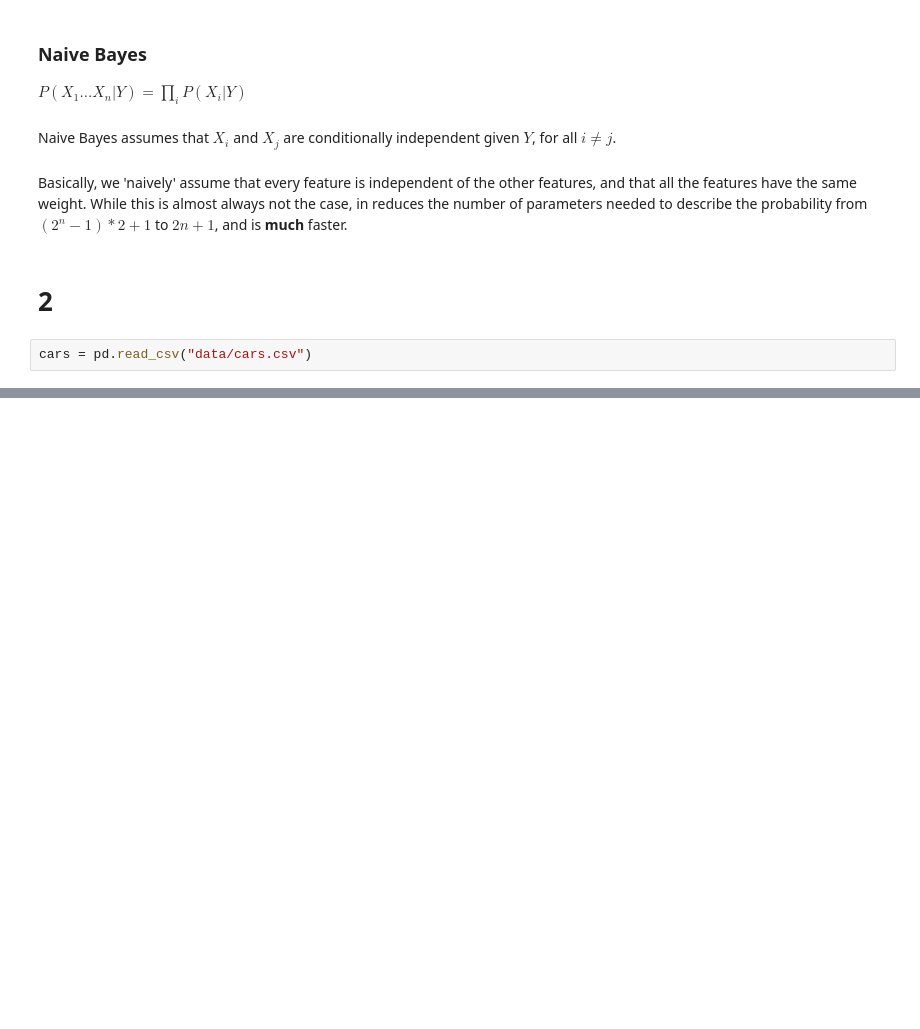
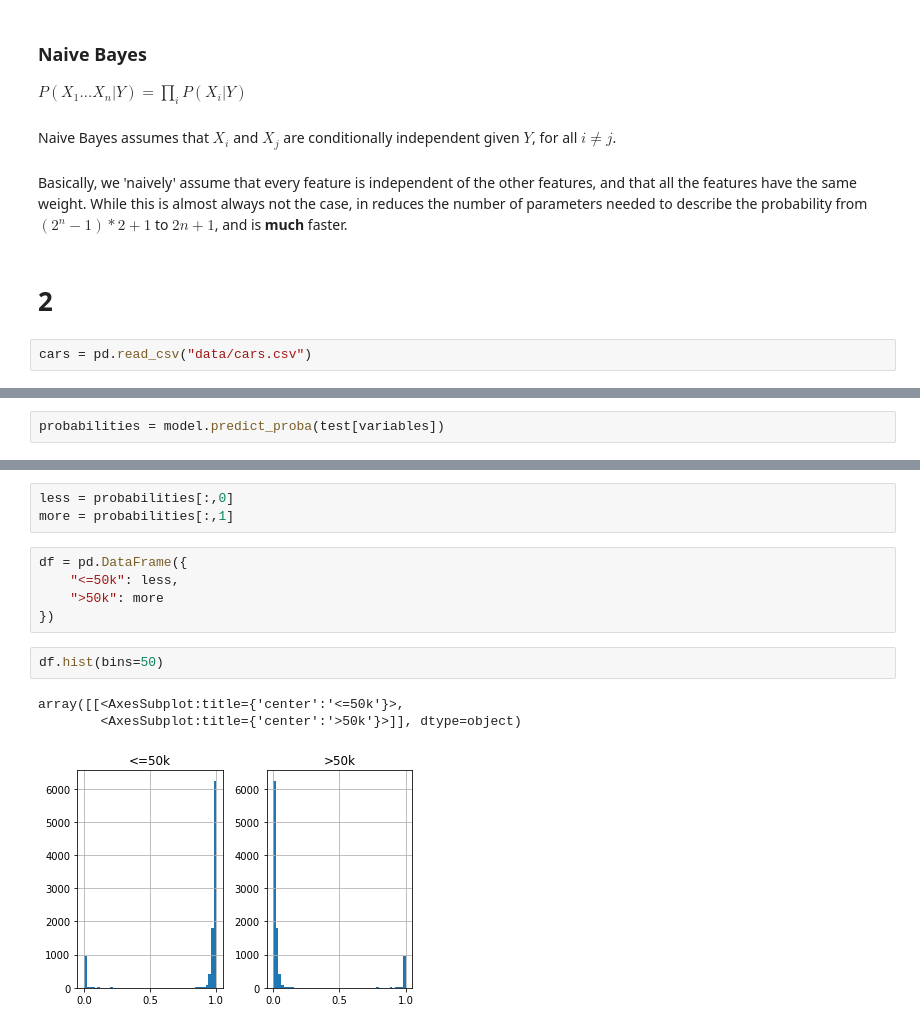
Before and after one commit to Trenonian/ML-HW-4, a Jupyter notebook: HW4 Michael Anderson.ipynb, the cells around one changed output, grey strips where cells are left out. Saved outputs shown, nothing was run; the diff lists cells and outputs as text; blank space fills up the shorter version.

```diff
--- a/HW4 Michael Anderson.ipynb
+++ b/HW4 Michael Anderson.ipynb
@@ -104,0 +300,2 @@ le = preprocessing.LabelEncoder()
+# %%
+probabilities = model.predict_proba(test[variables])
@@ -104,0 +312,14 @@ le = preprocessing.LabelEncoder()
+# %%
+less = probabilities[:,0]
+more = probabilities[:,1]
+# %%
+df = pd.DataFrame({
+    "<=50k": less,
+    ">50k": more
+})
+# %%
+df.hist(bins=50)
+# %% [output]
+array([[<AxesSubplot:title={'center':'<=50k'}>,
+        <AxesSubplot:title={'center':'>50k'}>]], dtype=object)
+[figure, added]
```
Also changed, not shown: parts of 21 cells of this notebook, 2 other files.
